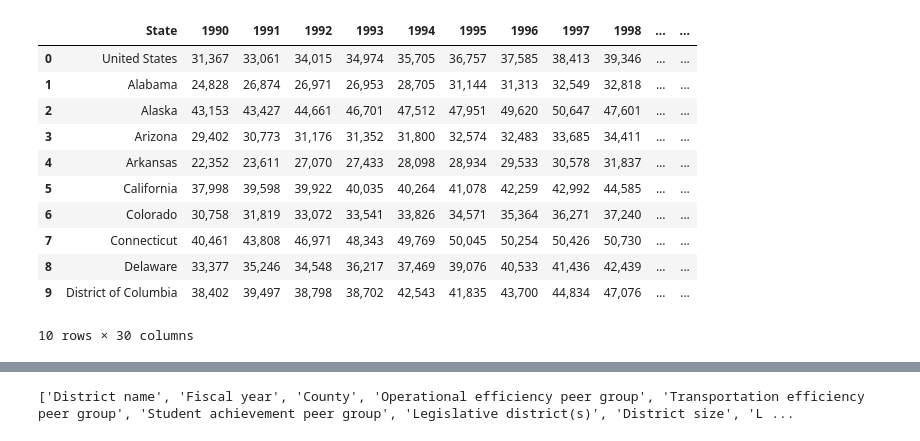
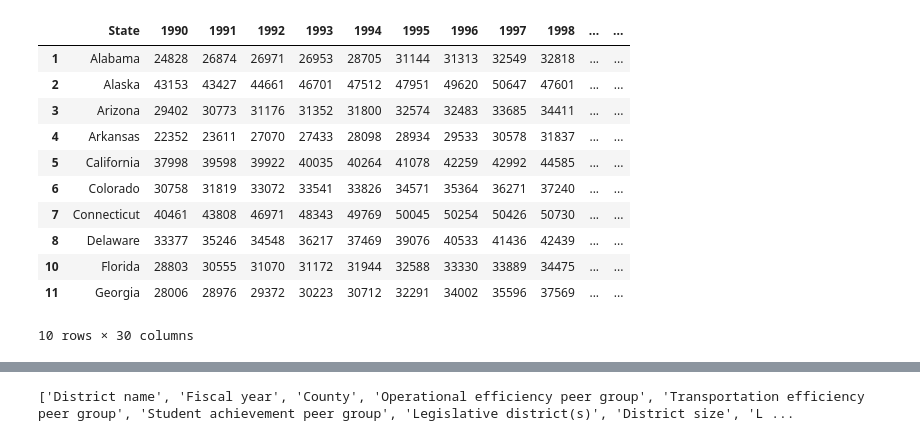
Before and after one commit to danieladea/DS4A-Project, a Jupyter notebook: Teacher Salary Analysis.ipynb, the cells around one changed output, grey strips where cells are left out. Cells and saved outputs as stored; diff of their text form; code cells hidden in the pictures.

```diff
--- a/Teacher Salary Analysis.ipynb
+++ b/Teacher Salary Analysis.ipynb
@@ -1,19 +1,24 @@
 # %%
 import pandas as pd
 # %%
-teachST = pd.read_csv("public-school-teacher-salaries.csv")
+t_salariesUS = pd.read_csv("public-school-teacher-salaries.csv")
-# %%
-teachST.head(10)
-# %% [output]
-|  | State | 1990 | 1991 | 1992 | 1993 | 1994 | 1995 | 1996 | 1997 | 1998 | ... | ... |
-| 0 | United States | 31,367 | 33,061 | 34,015 | 34,974 | 35,705 | 36,757 | 37,585 | 38,413 | 39,346 | ... | ... |
-| 1 | Alabama | 24,828 | 26,874 | 26,971 | 26,953 | 28,705 | 31,144 | 31,313 | 32,549 | 32,818 | ... | ... |
-| 2 | Alaska | 43,153 | 43,427 | 44,661 | 46,701 | 47,512 | 47,951 | 49,620 | 50,647 | 47,601 | ... | ... |
-| 3 | Arizona | 29,402 | 30,773 | 31,176 | 31,352 | 31,800 | 32,574 | 32,483 | 33,685 | 34,411 | ... | ... |
-| 4 | Arkansas | 22,352 | 23,611 | 27,070 | 27,433 | 28,098 | 28,934 | 29,533 | 30,578 | 31,837 | ... | ... |
-| 5 | California | 37,998 | 39,598 | 39,922 | 40,035 | 40,264 | 41,078 | 42,259 | 42,992 | 44,585 | ... | ... |
-| 6 | Colorado | 30,758 | 31,819 | 33,072 | 33,541 | 33,826 | 34,571 | 35,364 | 36,271 | 37,240 | ... | ... |
-| 7 | Connecticut | 40,461 | 43,808 | 46,971 | 48,343 | 49,769 | 50,045 | 50,254 | 50,426 | 50,730 | ... | ... |
-| 8 | Delaware | 33,377 | 35,246 | 34,548 | 36,217 | 37,469 | 39,076 | 40,533 | 41,436 | 42,439 | ... | ... |
-| 9 | District of Columbia | 38,402 | 39,497 | 38,798 | 38,702 | 42,543 | 41,835 | 43,700 | 44,834 | 47,076 | ... | ... |
-10 rows × 30 columns
+# %%
+#drop United States avg as whole and DC
+t_salariesUS = t_salariesUS.drop(0)
+t_salariesUS = t_salariesUS.drop(9)
+# %%
+t_salariesUS[t_salariesUS.columns[1:]] = t_salariesUS[t_salariesUS.columns[1:]].replace({'\$': '', ',': ''}, regex=True).astype(int)
+t_salariesUS.head(10)
+# %% [output]
+|  | State | 1990 | 1991 | 1992 | 1993 | 1994 | 1995 | 1996 | 1997 | 1998 | ... | ... |
+| 1 | Alabama | 24828 | 26874 | 26971 | 26953 | 28705 | 31144 | 31313 | 32549 | 32818 | ... | ... |
+| 2 | Alaska | 43153 | 43427 | 44661 | 46701 | 47512 | 47951 | 49620 | 50647 | 47601 | ... | ... |
+| 3 | Arizona | 29402 | 30773 | 31176 | 31352 | 31800 | 32574 | 32483 | 33685 | 34411 | ... | ... |
+| 4 | Arkansas | 22352 | 23611 | 27070 | 27433 | 28098 | 28934 | 29533 | 30578 | 31837 | ... | ... |
+| 5 | California | 37998 | 39598 | 39922 | 40035 | 40264 | 41078 | 42259 | 42992 | 44585 | ... | ... |
+| 6 | Colorado | 30758 | 31819 | 33072 | 33541 | 33826 | 34571 | 35364 | 36271 | 37240 | ... | ... |
+| 7 | Connecticut | 40461 | 43808 | 46971 | 48343 | 49769 | 50045 | 50254 | 50426 | 50730 | ... | ... |
+| 8 | Delaware | 33377 | 35246 | 34548 | 36217 | 37469 | 39076 | 40533 | 41436 | 42439 | ... | ... |
+| 10 | Florida | 28803 | 30555 | 31070 | 31172 | 31944 | 32588 | 33330 | 33889 | 34475 | ... | ... |
+| 11 | Georgia | 28006 | 28976 | 29372 | 30223 | 30712 | 32291 | 34002 | 35596 | 37569 | ... | ... |
+10 rows × 30 columns
```
Also changed, not shown: parts of 25 cells of this notebook, 4 other files.
